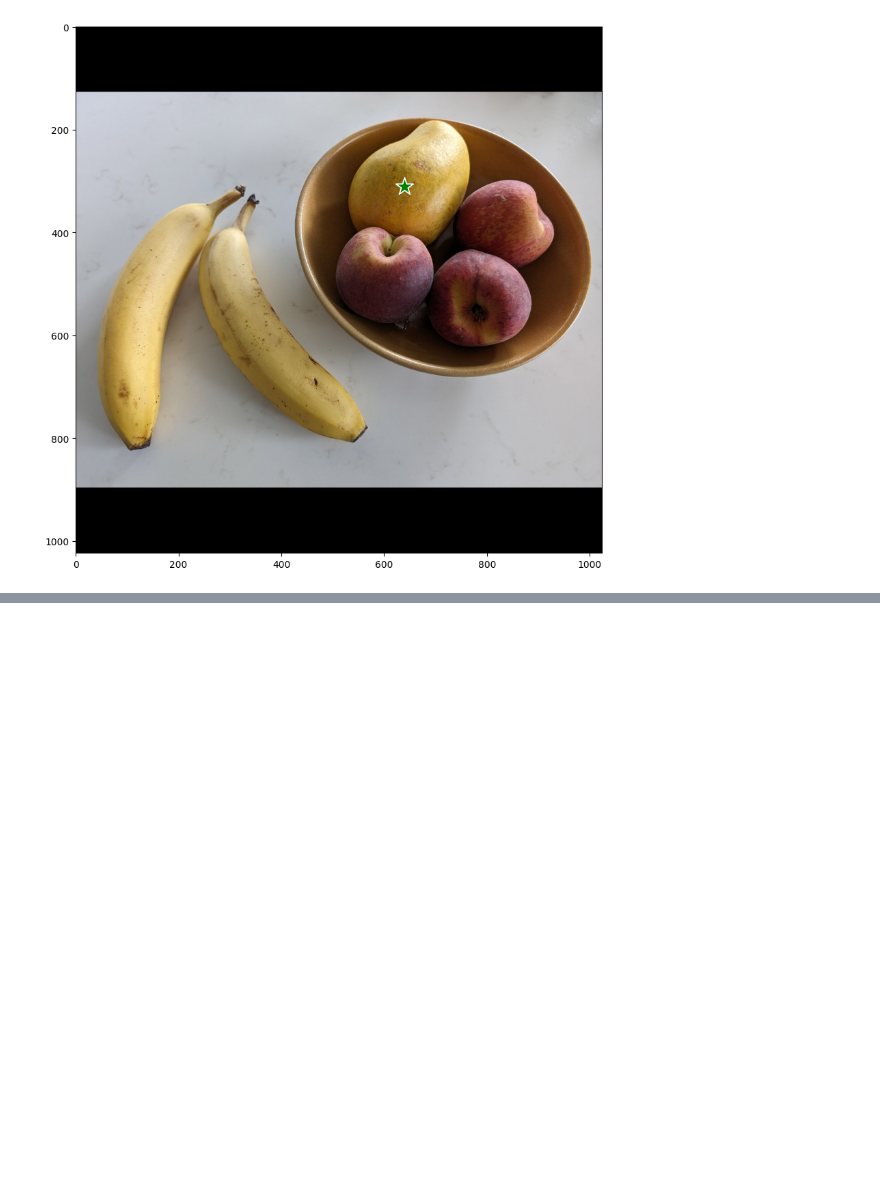
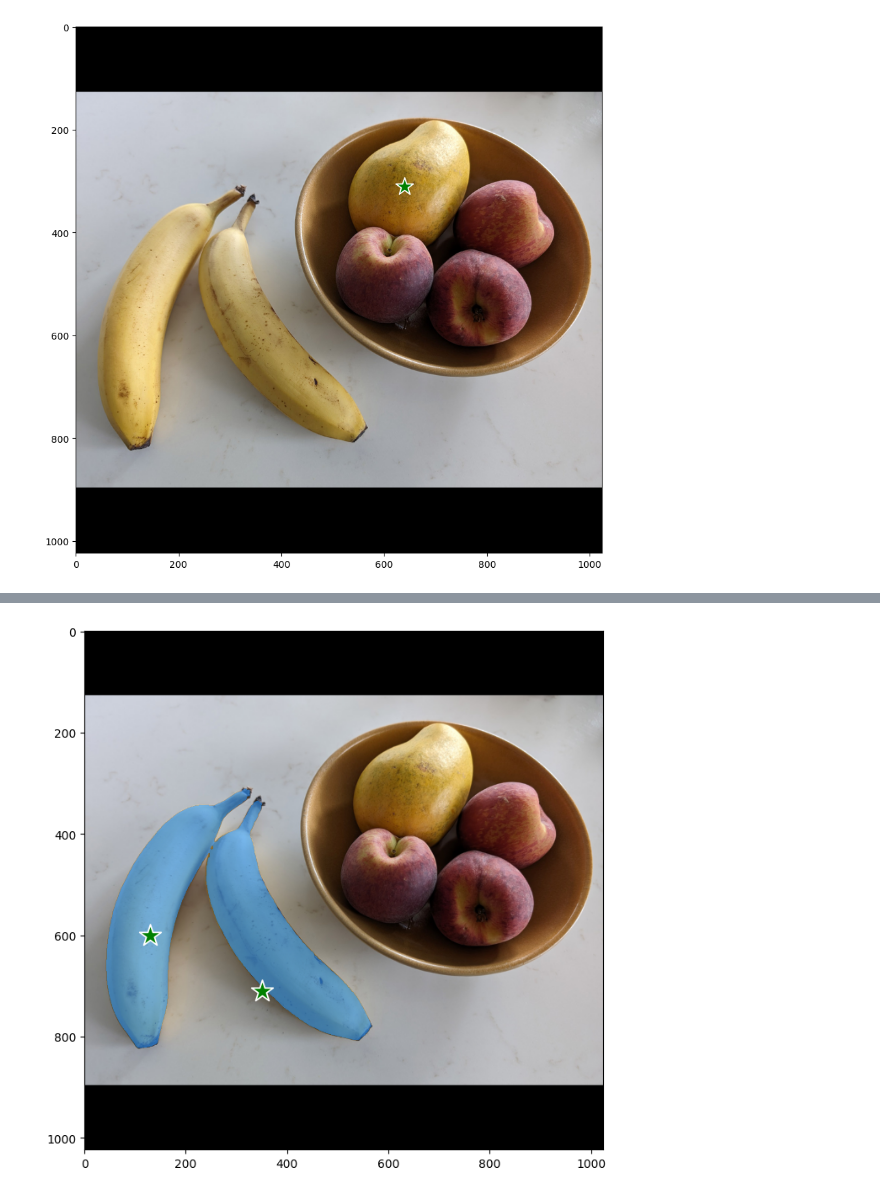
Before and after one commit to Rijan-Joshi/Lil_Learn, a Jupyter notebook: segmentation/sam.ipynb, the cells around one changed output, grey strips where cells are left out. Saved outputs shown, nothing was run; the diff lists cells and outputs as text; code cells hidden in the pictures; blank space fills up the shorter version.

```diff
--- a/segmentation/sam.ipynb
+++ b/segmentation/sam.ipynb
@@ -146,0 +196,18 @@ final_mask = masks[best_mask_idx]
+# %%
+# Predicting banana
+outputs = predictor.predict(
+    point_coords=input_point, point_labels=input_label, multimask_output=True
+)
+
+masks, scores, logits = outputs
+
+best_mask_idx = np.argmax(scores)
+final_mask = masks[best_mask_idx]
+
+fig, ax = plt.subplots(figsize = (10, 8))
+ax.imshow(padded_image)
+show_points(input_point,ax)
+show_mask(final_mask, ax)
+plt.show()
+# %% [output]
+[figure, added]
```
Also changed, not shown: parts of 9 cells of this notebook.
